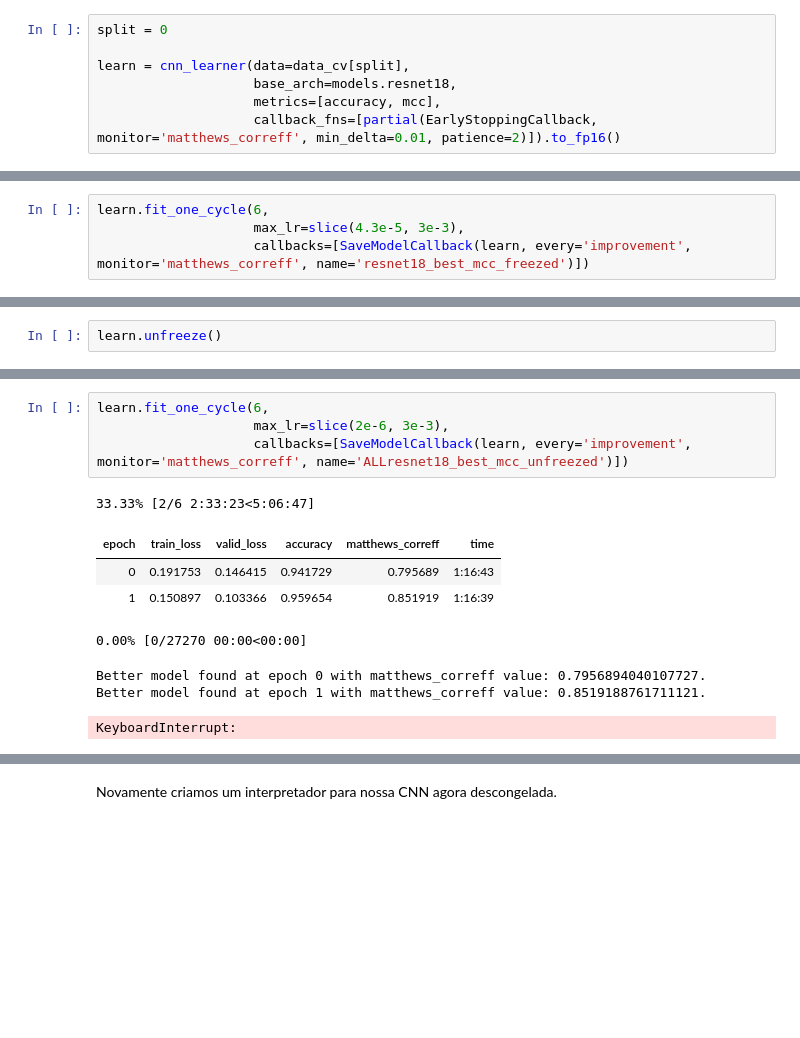
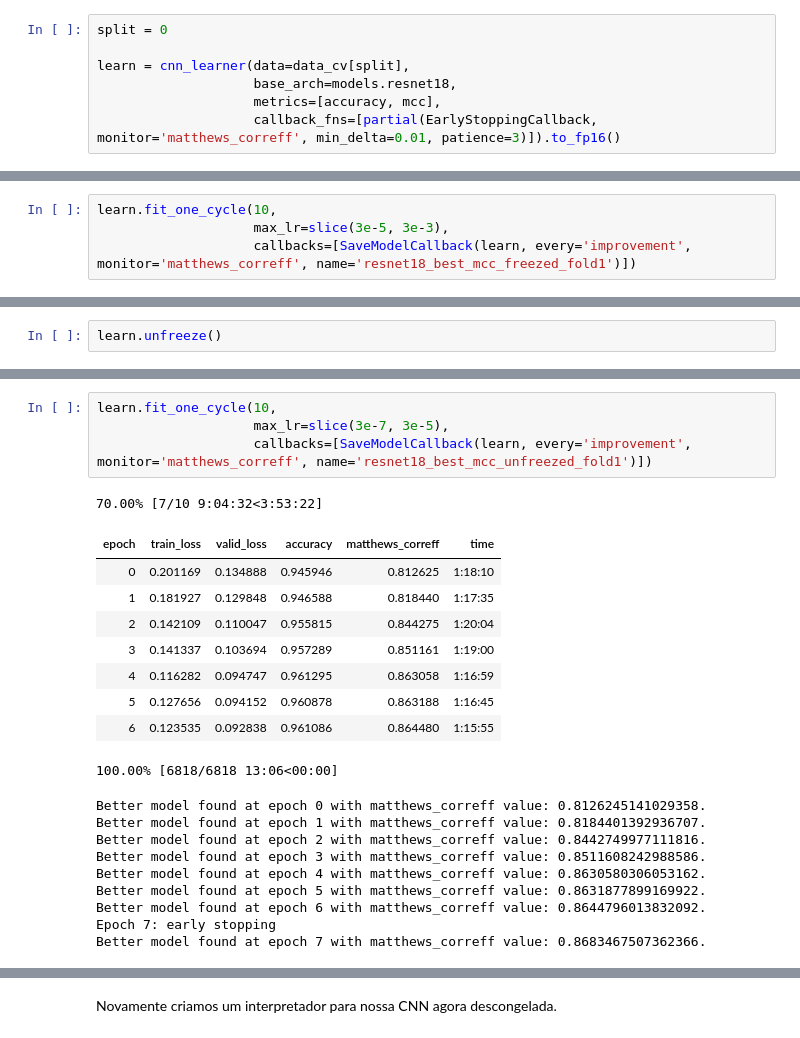
Before and after one commit to ChristianCFranca/unb-tg-deepfakerecognition, a Jupyter notebook: Treinamento Fastai.ipynb, the cells around one changed output, grey strips where cells are left out. Cells and saved outputs as stored; diff of their text form; blank space fills up the shorter version.

```diff
--- a/Treinamento Fastai.ipynb
+++ b/Treinamento Fastai.ipynb
@@ -171,7 +173,7 @@ split = 0
 learn = cnn_learner(data=data_cv[split],
                     base_arch=models.resnet18,
                     metrics=[accuracy, mcc],
-                    callback_fns=[partial(EarlyStoppingCallback, monitor='matthews_correff', min_delta=0.01, patience=2)]).to_fp16()
+                    callback_fns=[partial(EarlyStoppingCallback, monitor='matthews_correff', min_delta=0.01, patience=3)]).to_fp16()
 # %% [markdown]
 ### Dataset desbalanceado
 # %% [markdown]
@@ -222,7 +225,7 @@ Treinamos então a rede por 3 épocas utilizando a política One Cycle, de *Lesl
 
 Também adicionaremos um callback que irá salvar o modelo cuja época teve o melhor resultado para `mcc`
 # %%
-learn.fit_one_cycle(6,
-                    max_lr=slice(4.3e-5, 3e-3),
-                    callbacks=[SaveModelCallback(learn, every='improvement', monitor='matthews_correff', name='resnet18_best_mcc_freezed')])
+learn.fit_one_cycle(10,
+                    max_lr=slice(3e-5, 3e-3),
+                    callbacks=[SaveModelCallback(learn, every='improvement', monitor='matthews_correff', name='resnet18_best_mcc_freezed_fold1')])
 # %% [output]
@@ -275,13 +293,24 @@ Min loss divided by 10: 6.92E-07
 # %%
-learn.fit_one_cycle(6,
-                    max_lr=slice(2e-6, 3e-3),
-                    callbacks=[SaveModelCallback(learn, every='improvement', monitor='matthews_correff', name='ALLresnet18_best_mcc_unfreezed')])
+learn.fit_one_cycle(10,
+                    max_lr=slice(3e-7, 3e-5),
+                    callbacks=[SaveModelCallback(learn, every='improvement', monitor='matthews_correff', name='resnet18_best_mcc_unfreezed_fold1')])
 # %% [output]
-33.33% [2/6 2:33:23<5:06:47]
+70.00% [7/10 9:04:32<3:53:22]
 | epoch | train_loss | valid_loss | accuracy | matthews_correff | time |
-| 0 | 0.191753 | 0.146415 | 0.941729 | 0.795689 | 1:16:43 |
-| 1 | 0.150897 | 0.103366 | 0.959654 | 0.851919 | 1:16:39 |
+| 0 | 0.201169 | 0.134888 | 0.945946 | 0.812625 | 1:18:10 |
+| 1 | 0.181927 | 0.129848 | 0.946588 | 0.818440 | 1:17:35 |
+| 2 | 0.142109 | 0.110047 | 0.955815 | 0.844275 | 1:20:04 |
+| 3 | 0.141337 | 0.103694 | 0.957289 | 0.851161 | 1:19:00 |
+| 4 | 0.116282 | 0.094747 | 0.961295 | 0.863058 | 1:16:59 |
+| 5 | 0.127656 | 0.094152 | 0.960878 | 0.863188 | 1:16:45 |
+| 6 | 0.123535 | 0.092838 | 0.961086 | 0.864480 | 1:15:55 |
-0.00% [0/27270 00:00<00:00]
+100.00% [6818/6818 13:06<00:00]
-Better model found at epoch 0 with matthews_correff value: 0.7956894040107727.
-Better model found at epoch 1 with matthews_correff value: 0.8519188761711121.
+Better model found at epoch 0 with matthews_correff value: 0.8126245141029358.
+Better model found at epoch 1 with matthews_correff value: 0.8184401392936707.
+Better model found at epoch 2 with matthews_correff value: 0.8442749977111816.
+Better model found at epoch 3 with matthews_correff value: 0.8511608242988586.
+Better model found at epoch 4 with matthews_correff value: 0.8630580306053162.
+Better model found at epoch 5 with matthews_correff value: 0.8631877899169922.
+Better model found at epoch 6 with matthews_correff value: 0.8644796013832092.
+Epoch 7: early stopping
+Better model found at epoch 7 with matthews_correff value: 0.8683467507362366.
-KeyboardInterrupt:
```
Also changed, not shown: parts of 9 cells of this notebook, 15 other files.
